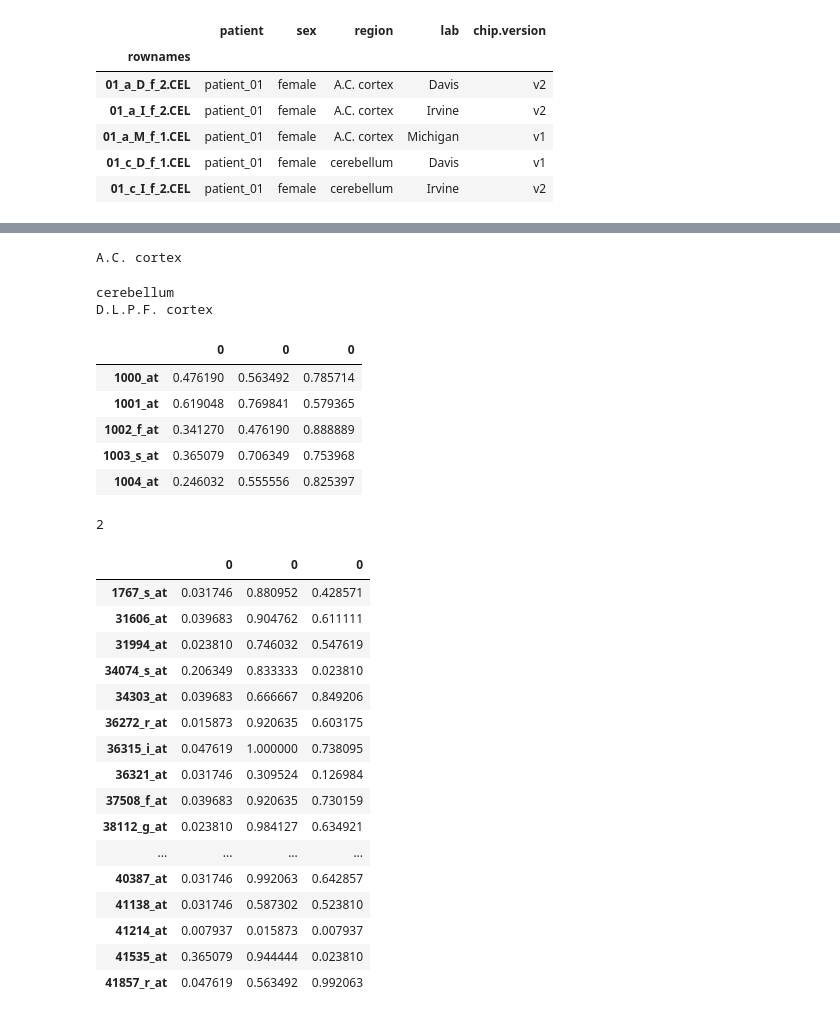
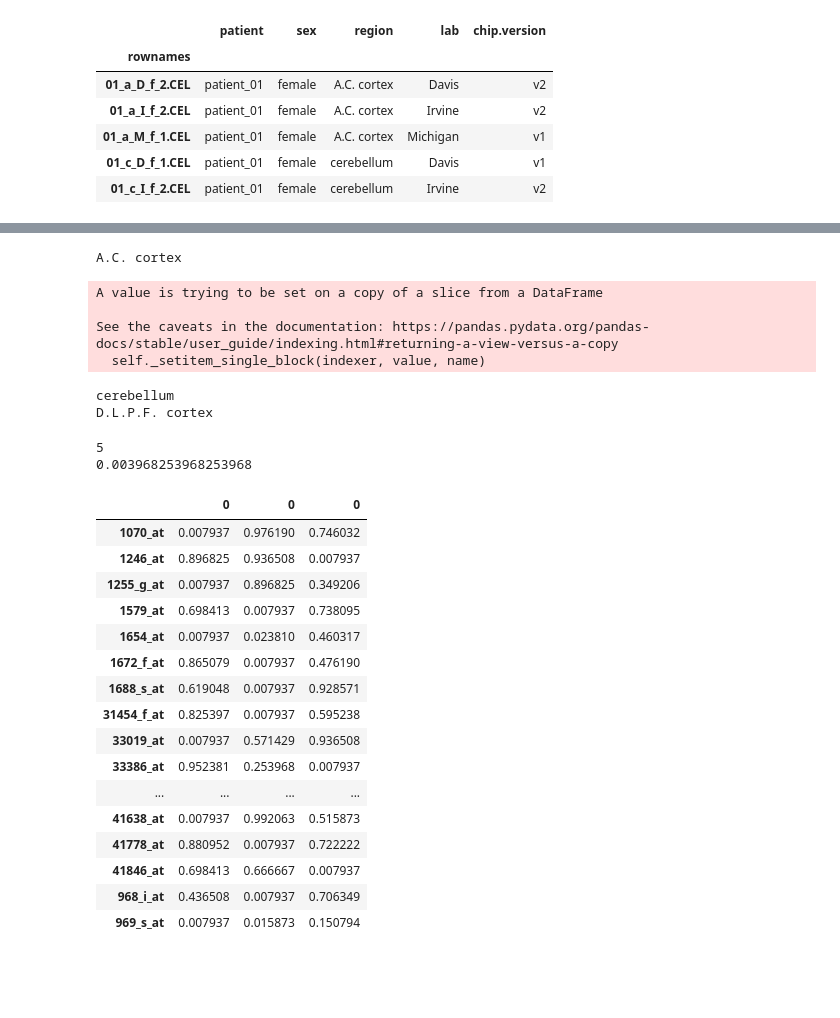
Before and after one commit to unique-subedi/604-gene-expression, a Jupyter notebook: Xinhe_gene_expression_master.ipynb, the cells around one changed output, grey strips where cells are left out. Drawn from its saved outputs; the diff is of its cells as text; code cells hidden in the pictures; blank space fills up the shorter version.

```diff
--- a/Xinhe_gene_expression_master.ipynb
+++ b/Xinhe_gene_expression_master.ipynb
@@ -59,3 +62,10 @@ samples.head()
 | 01_a_M_f_1.CEL | patient_01 | female | A.C. cortex | Michigan | v1 |
 | 01_c_D_f_1.CEL | patient_01 | female | cerebellum | Davis | v1 |
 | 01_c_I_f_2.CEL | patient_01 | female | cerebellum | Irvine | v2 |
+# %%
+# normalization
+genes_Y_crom = genes[genes.chrom == "Y"].index
+genes_bac_index = genes[genes.chrom.isnull()].index
+mean_bac_exp = expression[genes_bac_index].mean(axis=1)
+print(mean_bac_exp)
+expression_norm =  expression - mean_bac_exp.values[:, None]
@@ -62,6 +85,6 @@ samples.head()
 # %%
 # borrowed some code from Vinod
-express_samp = pd.concat([expression, samples], axis=1)
+express_samp = pd.concat([expression_norm, samples], axis=1)
 
 express_samp.head()
 # %% [output]
@@ -116,35 +139,35 @@ p_values.head()
 p_values = p_values.drop(labels=['perm'], axis=0)
 # %% [output]
 A.C. cortex
-cerebellum
-D.L.P.F. cortex
+A value is trying to be set on a copy of a slice from a DataFrame
+
+See the caveats in the documentation: https://pandas.pydata.org/pandas-docs/stable/user_guide/indexing.html#returning-a-view-versus-a-copy
+  self._setitem_single_block(indexer, value, name)
-|  | 0 | 0 | 0 |
-| 1000_at | 0.476190 | 0.563492 | 0.785714 |
-| 1001_at | 0.619048 | 0.769841 | 0.579365 |
-| 1002_f_at | 0.341270 | 0.476190 | 0.888889 |
-| 1003_s_at | 0.365079 | 0.706349 | 0.753968 |
-| 1004_at | 0.246032 | 0.555556 | 0.825397 |
+cerebellum
+D.L.P.F. cortex
 # %%
 print(sum(p_values.mean(axis=1) <= 0.05))
+print(1/252)
 p_values[p_values.mean(axis=1) <= 0.2]
-p_values[p_values.min(axis=1) <= 0.05]
+p_values[p_values.min(axis=1) <= 0.008]
 # %% [output]
-2
+5
+0.003968253968253968
 |  | 0 | 0 | 0 |
-| 1767_s_at | 0.031746 | 0.880952 | 0.428571 |
-| 31606_at | 0.039683 | 0.904762 | 0.611111 |
-| 31994_at | 0.023810 | 0.746032 | 0.547619 |
-| 34074_s_at | 0.206349 | 0.833333 | 0.023810 |
-| 34303_at | 0.039683 | 0.666667 | 0.849206 |
-| 36272_r_at | 0.015873 | 0.920635 | 0.603175 |
-| 36315_i_at | 0.047619 | 1.000000 | 0.738095 |
-| 36321_at | 0.031746 | 0.309524 | 0.126984 |
-| 37508_f_at | 0.039683 | 0.920635 | 0.730159 |
-| 38112_g_at | 0.023810 | 0.984127 | 0.634921 |
+| 1070_at | 0.007937 | 0.976190 | 0.746032 |
+| 1246_at | 0.896825 | 0.936508 | 0.007937 |
+| 1255_g_at | 0.007937 | 0.896825 | 0.349206 |
+| 1579_at | 0.698413 | 0.007937 | 0.738095 |
+| 1654_at | 0.007937 | 0.023810 | 0.460317 |
+| 1672_f_at | 0.865079 | 0.007937 | 0.476190 |
+| 1688_s_at | 0.619048 | 0.007937 | 0.928571 |
+| 31454_f_at | 0.825397 | 0.007937 | 0.595238 |
+| 33019_at | 0.007937 | 0.571429 | 0.936508 |
+| 33386_at | 0.952381 | 0.253968 | 0.007937 |
 | ... | ... | ... | ... |
-| 40387_at | 0.031746 | 0.992063 | 0.642857 |
-| 41138_at | 0.031746 | 0.587302 | 0.523810 |
-| 41214_at | 0.007937 | 0.015873 | 0.007937 |
-| 41535_at | 0.365079 | 0.944444 | 0.023810 |
-| 41857_r_at | 0.047619 | 0.563492 | 0.992063 |
+| 41638_at | 0.007937 | 0.992063 | 0.515873 |
+| 41778_at | 0.880952 | 0.007937 | 0.722222 |
+| 41846_at | 0.698413 | 0.666667 | 0.007937 |
+| 968_i_at | 0.436508 | 0.007937 | 0.706349 |
+| 969_s_at | 0.007937 | 0.015873 | 0.150794 |
 # %%
```
Also changed, not shown: parts of 5 cells of this notebook.
